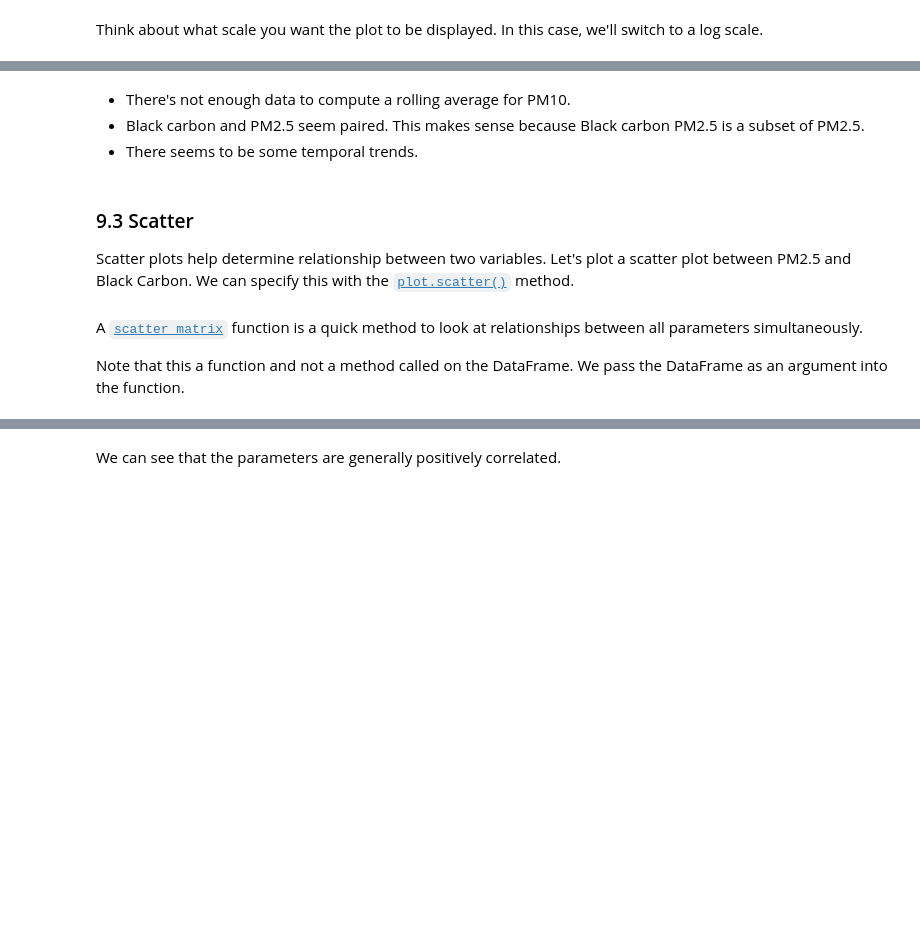
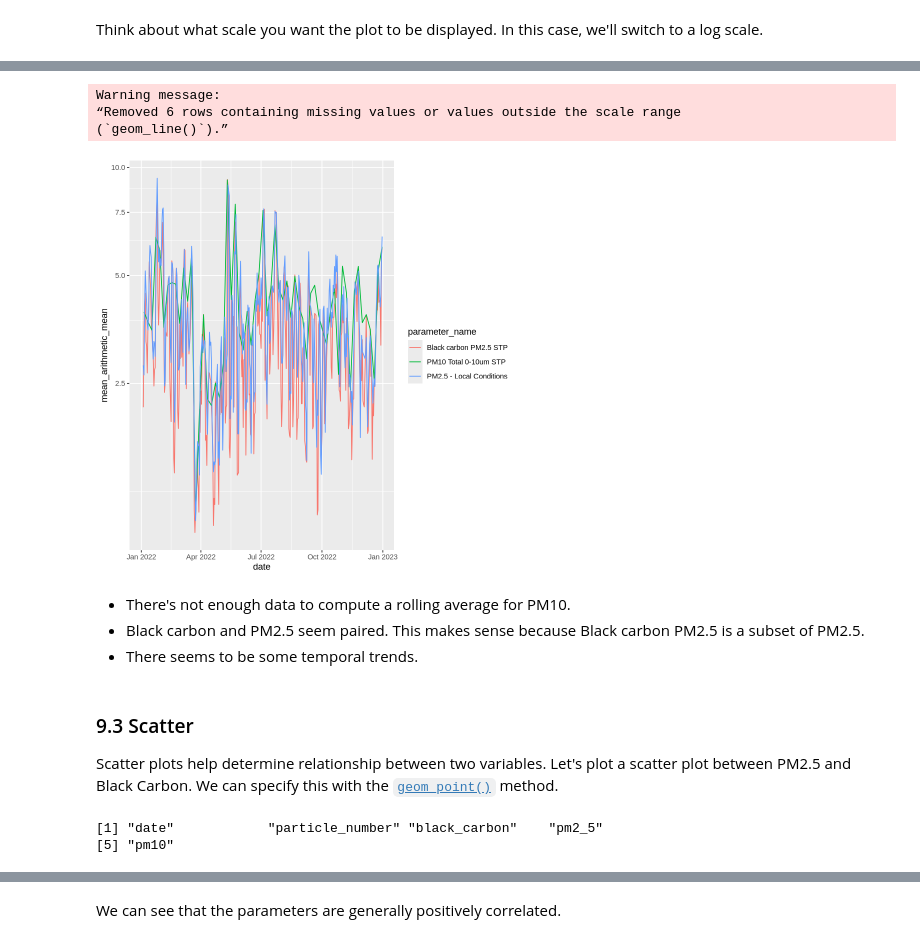
Before and after one commit to MPA-2065-FA24/mpa2065-fall2024, a Jupyter notebook: exploratory_data_analysis/notebooks/1.0-gtd-eda-walkthrough.ipynb, the cells around one changed output, grey strips where cells are left out. Drawn from its saved outputs; the diff is of its cells as text; code cells hidden in the pictures; blank space fills up the shorter version.

```diff
--- a/exploratory_data_analysis/notebooks/1.0-gtd-eda-walkthrough.ipynb
+++ b/exploratory_data_analysis/notebooks/1.0-gtd-eda-walkthrough.ipynb
@@ -1605,3 +1607,20 @@ df_pm_nopn_rm5.plot(marker='o',  # Add circle markers
+# %%
+# Try adjusting the roll mean!
+ggplot(
+    df_pm %>% filter(parameter_name != "Particle Number, Total Count"),
+    aes(x = date, y = mean_arithmetic_mean)
+) +
+coord_trans(y = "log10") +
+geom_line(aes(
+    x = date,
+    y = rollmean(mean_arithmetic_mean, 7, align = "right", fill = NA),
+    color = parameter_name,
+))
+# %% [output]
+Warning message:
+“Removed 6 rows containing missing values or values outside the scale range
+(`geom_line()`).”
+[figure, added]
 # %% [markdown]
 * There's not enough data to compute a rolling average for PM10.
 * Black carbon and PM2.5 seem paired. This makes sense because Black carbon PM2.5 is a subset of PM2.5.
@@ -1609,4 +1628,4 @@ df_pm_nopn_rm5.plot(marker='o',  # Add circle markers
 # %% [markdown]
 ### 9.3 Scatter
 Scatter plots help determine relationship between two variables.
-Let's plot a scatter plot between PM2.5 and Black Carbon. We can specify this with the [`plot.scatter()`](https://pandas.pydata.org/docs/reference/api/pandas.DataFrame.plot.scatter.html#pandas.DataFrame.plot.scatter) method.
+Let's plot a scatter plot between PM2.5 and Black Carbon. We can specify this with the [`geom_point()`](https://ggplot2.tidyverse.org/reference/geom_point.html) method.
@@ -1615,4 +1631,0 @@ df_pm.plot.scatter(x='PM2.5', y='Black Carbon');
-# %% [markdown]
-A [`scatter_matrix`](https://pandas.pydata.org/docs/reference/api/pandas.plotting.scatter_matrix.html) function is a quick method to look at relationships between all parameters simultaneously.
-
-Note that this a function and not a method called on the DataFrame. We pass the DataFrame as an argument into the function.
@@ -1622,0 +1632,5 @@ scatter_matrix(df_pm, figsize=(6,6));
+# %%
+names(df_pm_pivot)
+# %% [output]
+[1] "date"            "particle_number" "black_carbon"    "pm2_5"
+[5] "pm10"
```
Also changed, not shown: parts of 17 cells of this notebook.
